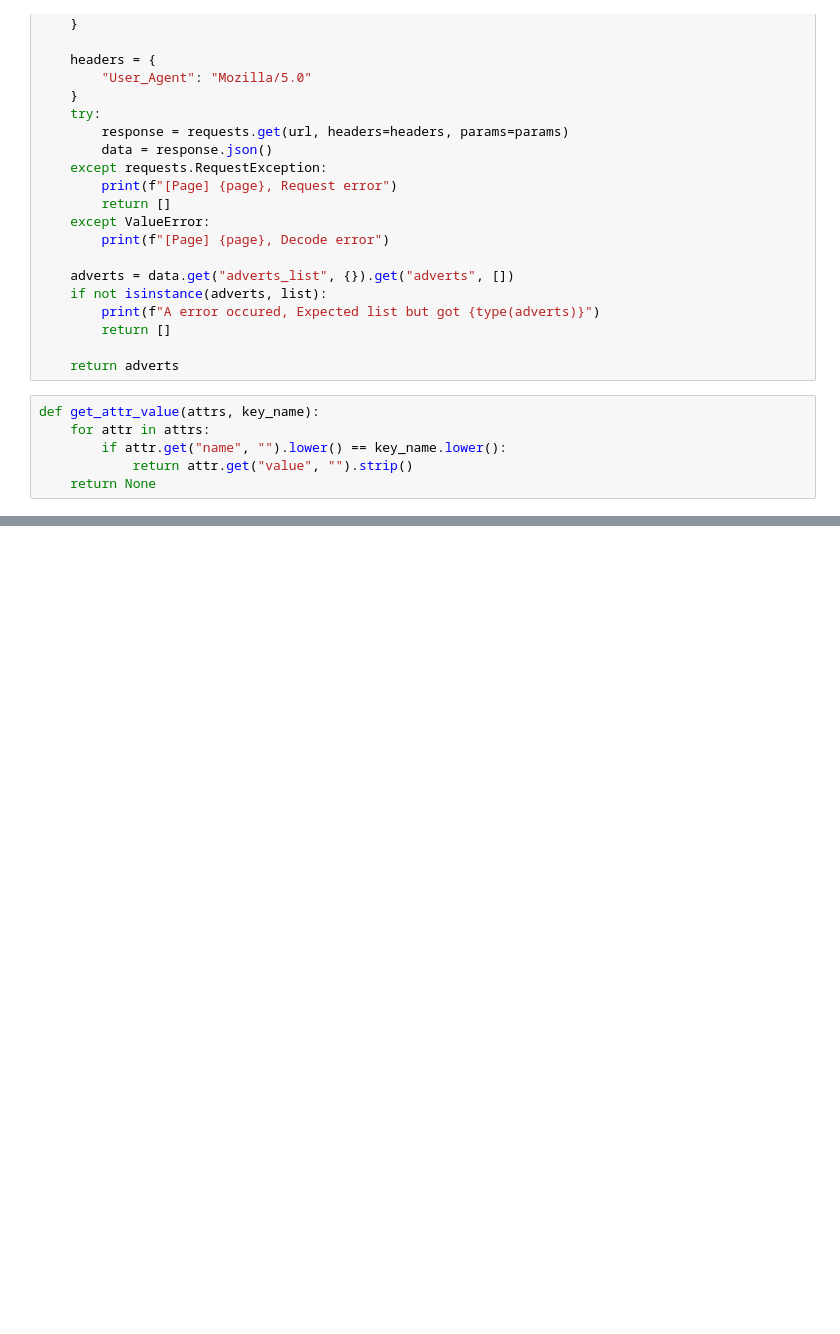
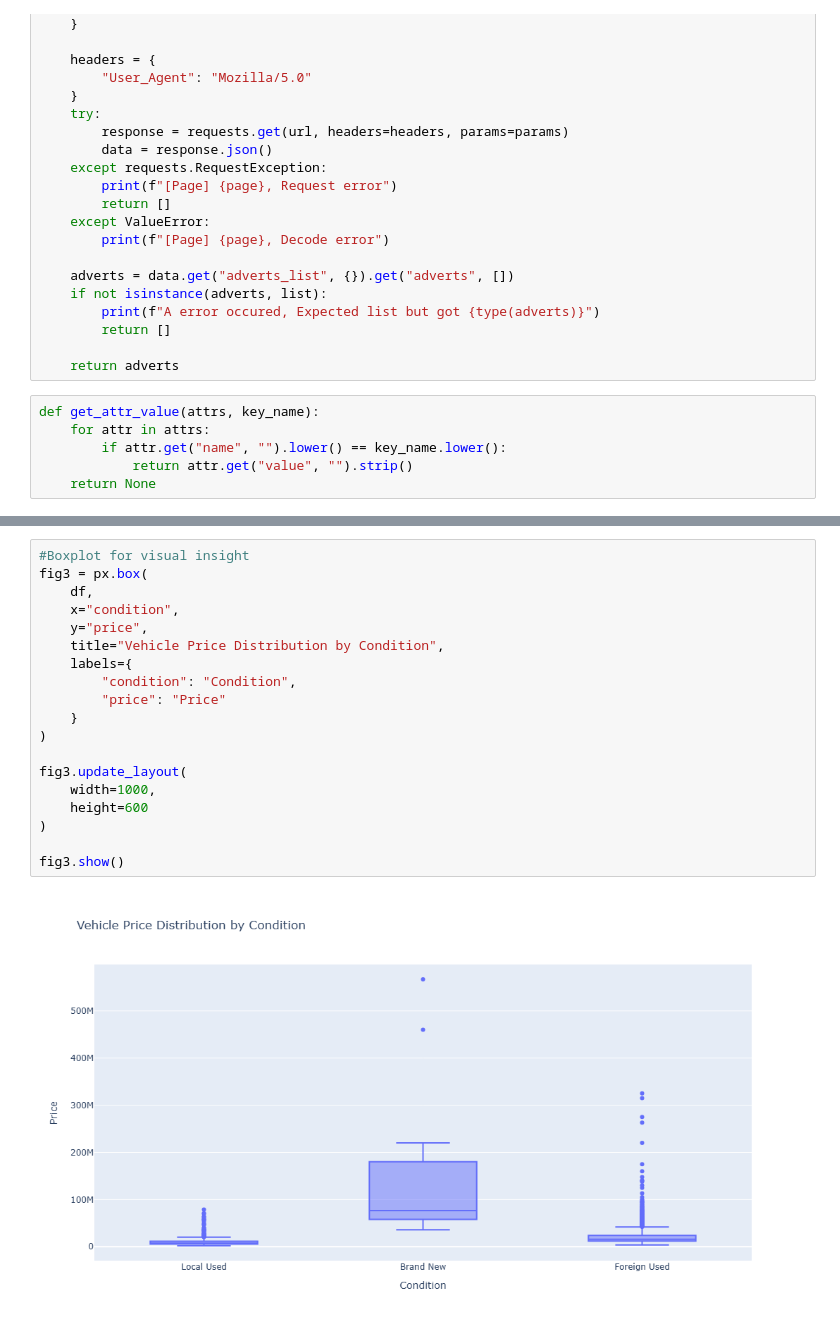
Before and after one commit to Maryam01-coder/data-science-class, a Jupyter notebook: jiji_scrape_car_data.ipynb, the cells around one changed output, grey strips where cells are left out. Cells and saved outputs as stored; diff of their text form; blank space fills up the shorter version.

```diff
--- a/jiji_scrape_car_data.ipynb
+++ b/jiji_scrape_car_data.ipynb
@@ -143,0 +374,21 @@ df.head()
+# %%
+#Boxplot for visual insight
+fig3 = px.box(
+    df,
+    x="condition",
+    y="price",
+    title="Vehicle Price Distribution by Condition",
+    labels={
+        "condition": "Condition",
+        "price": "Price"
+    }
+)
+
+fig3.update_layout(
+    width=1000,
+    height=600
+)
+
+fig3.show()
+# %% [output]
+[figure, added]
```
Also changed, not shown: parts of 28 cells of this notebook, 3 other files.
